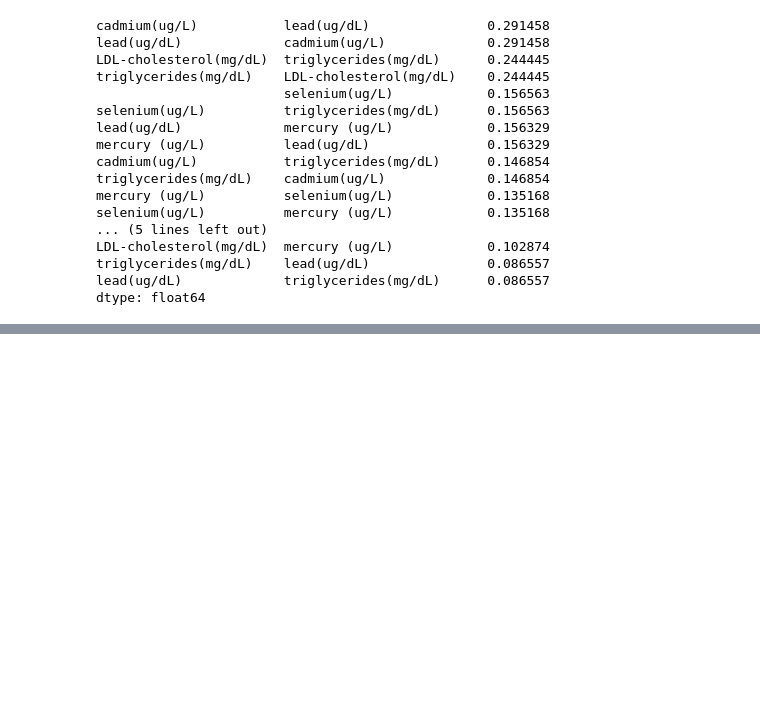
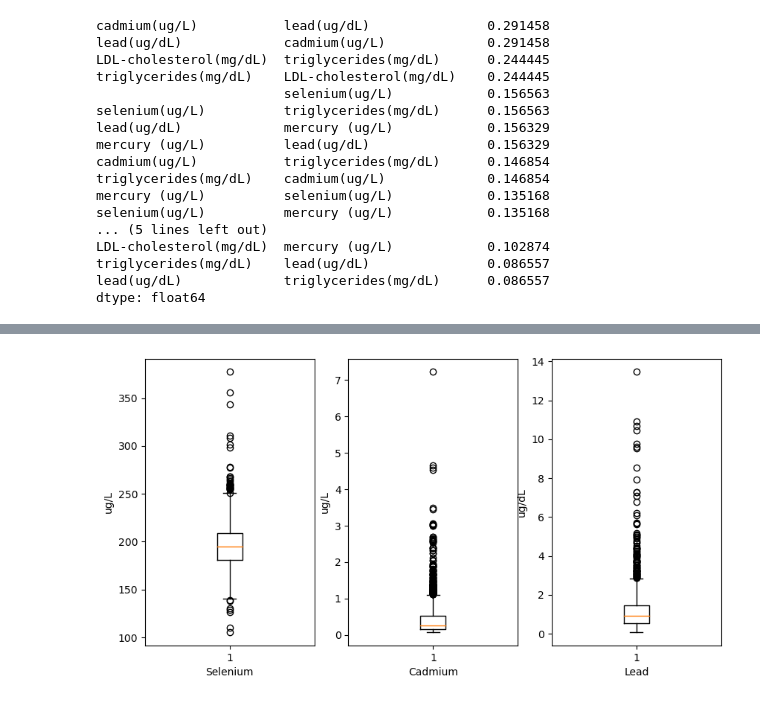
Before and after one commit to pietrostolf/Metals-Cardiovascular-Disease, a Jupyter notebook: codes/MetalHeart Synthesis.ipynb, the cells around one changed output, grey strips where cells are left out. Cells and saved outputs as stored; diff of their text form; code cells hidden in the pictures; blank space fills up the shorter version.

Commit message:
Added Statistics and Box Plot

```diff
--- a/codes/MetalHeart Synthesis.ipynb
+++ b/codes/MetalHeart Synthesis.ipynb
@@ -219,0 +279,18 @@ See the caveats in the documentation: https://pandas.pydata.org/pandas-docs/stab
+# %%
+# create three separate boxplots
+fig, axs = plt.subplots(1, 3, figsize=(10, 5))
+axs[0].boxplot(red_lab_df["selenium(ug/L)"])
+axs[0].set_xlabel("Selenium")
+axs[0].set_ylabel("ug/L")
+
+axs[1].boxplot(red_lab_df["cadmium(ug/L)"])
+axs[1].set_xlabel("Cadmium")
+axs[1].set_ylabel("ug/L")
+
+axs[2].boxplot(red_lab_df["lead(ug/dL)"])
+axs[2].set_xlabel("Lead")
+axs[2].set_ylabel("ug/dL")
+
+plt.show()
+# %% [output]
+[figure, added]
```
Also changed, not shown: parts of 3 cells of this notebook.
